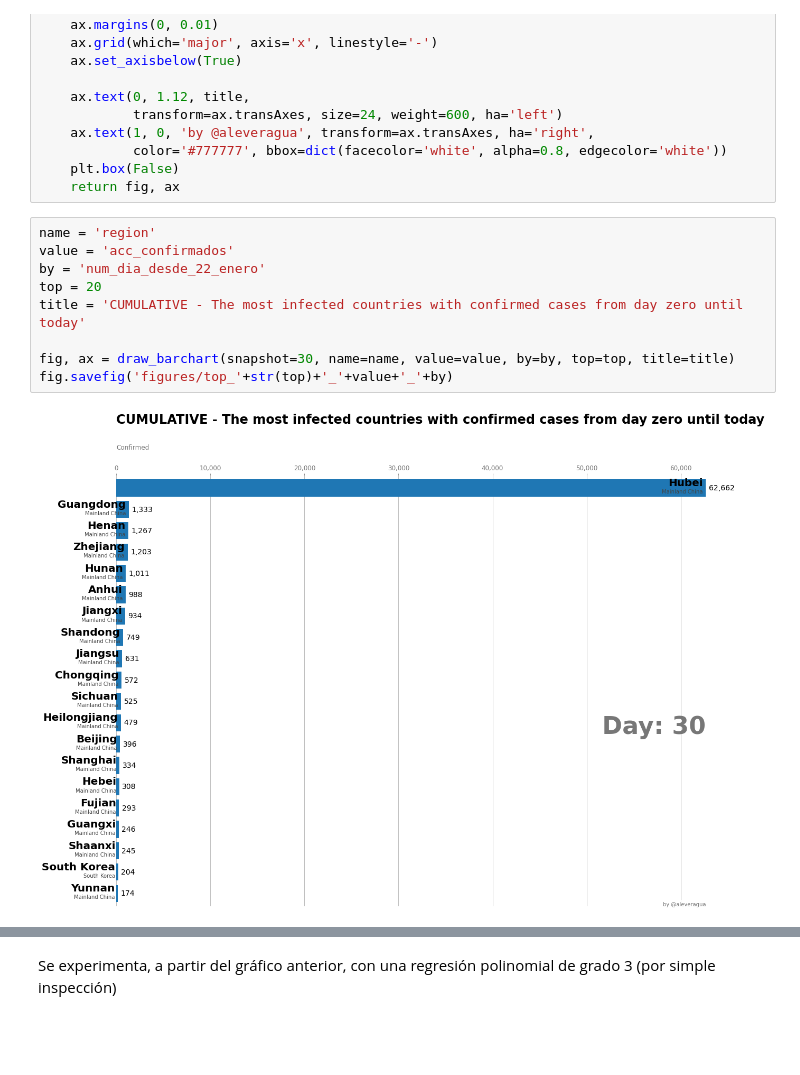
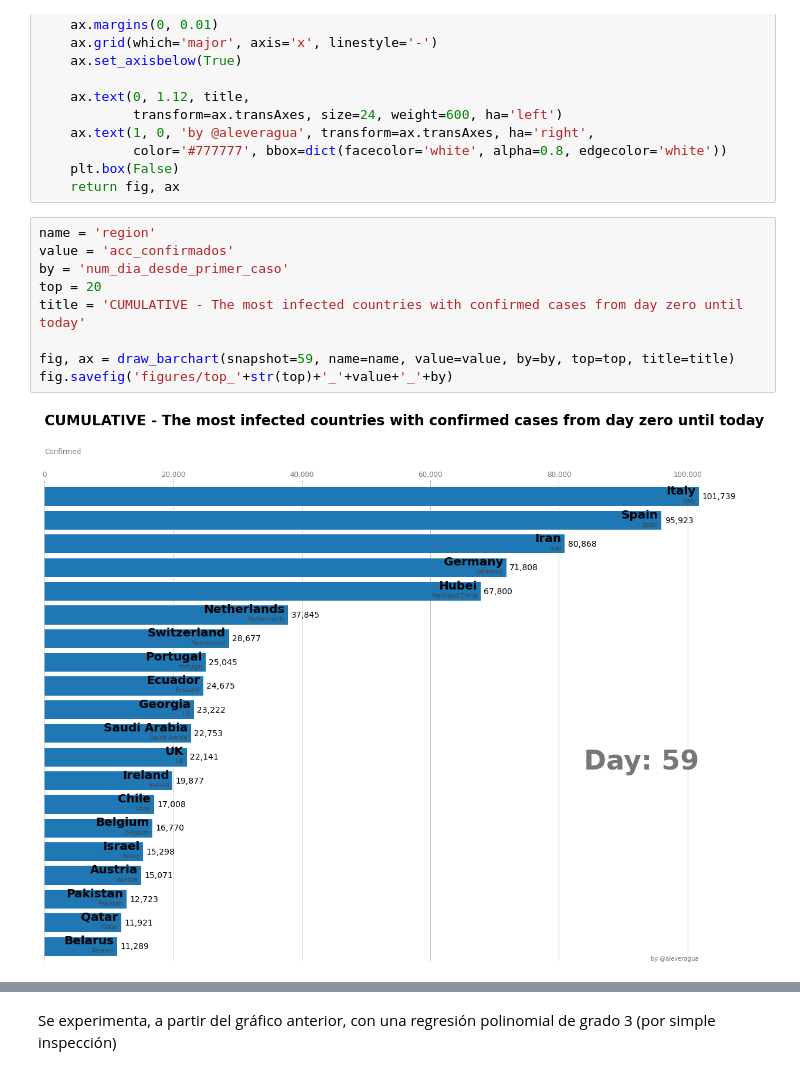
Before and after one commit to joseespinadote/proyecto_intro_mineria, a Jupyter notebook: miner-a-de-coronavirus.ipynb, the cells around one changed output, grey strips where cells are left out. Saved outputs shown, nothing was run; the diff lists cells and outputs as text; blank space fills up the shorter version.

```diff
--- a/miner-a-de-coronavirus.ipynb
+++ b/miner-a-de-coronavirus.ipynb
@@ -619,14 +619,14 @@ def draw_barchart(snapshot=30, name='region', value='num_confirmados', by='num_d
 # %%
 name = 'region'
 value = 'acc_confirmados'
-by = 'num_dia_desde_22_enero'
+by = 'num_dia_desde_primer_caso'
 top = 20
 title = 'CUMULATIVE - The most infected countries with confirmed cases from day zero until today'
 
-fig, ax = draw_barchart(snapshot=30, name=name, value=value, by=by, top=top, title=title)
+fig, ax = draw_barchart(snapshot=59, name=name, value=value, by=by, top=top, title=title)
 fig.savefig('figures/top_'+str(top)+'_'+value+'_'+by)
 # %% [output]
-[figure, old version]
+[figure, new version]
 # %%
 name = 'region'
 value = 'num_confirmados'
```
Also changed, not shown: parts of 12 cells of this notebook, 28 other files.
